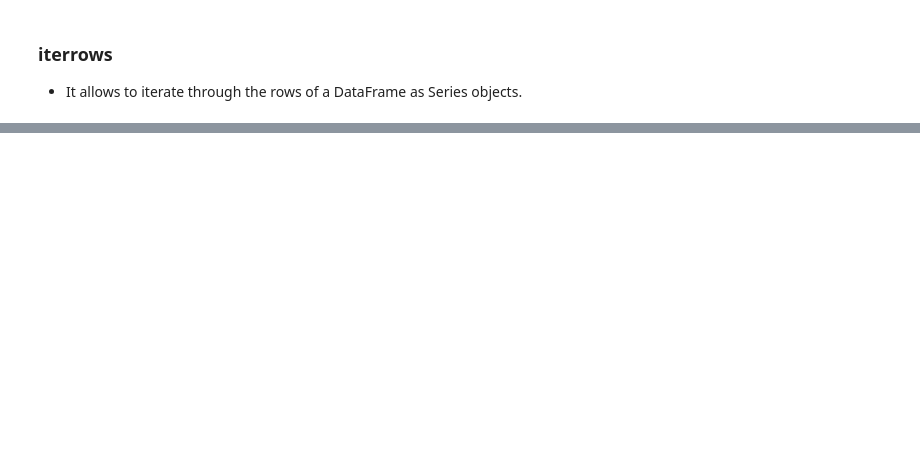
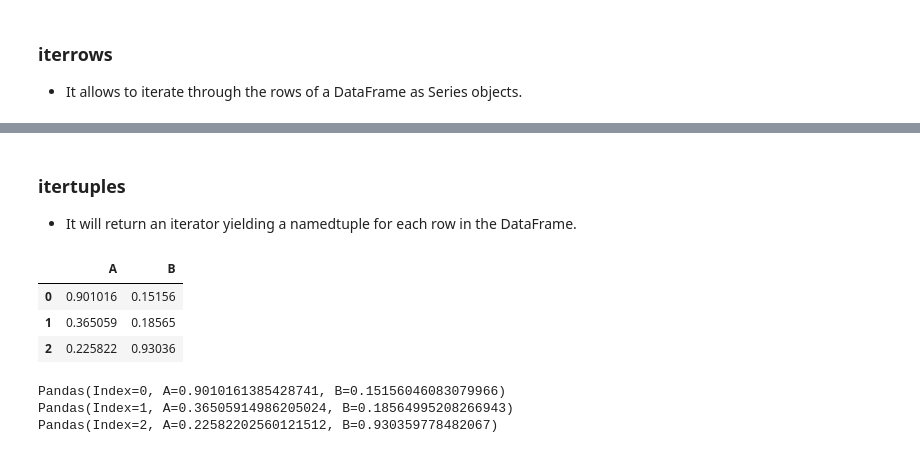
Before and after one commit to KumudithaSilva/pandas-data-science, a Jupyter notebook: Essential_Basis/essential_basis.ipynb, the cells around one changed output, grey strips where cells are left out. Saved outputs shown, nothing was run; the diff lists cells and outputs as text; code cells hidden in the pictures; blank space fills up the shorter version.

Commit message:
add itertuple

```diff
--- a/Essential_Basis/essential_basis.ipynb
+++ b/Essential_Basis/essential_basis.ipynb
@@ -509 +509,20 @@ Row C value: -1.511493094705536
 -----
+# %% [markdown]
+### itertuples
+
+- It will return an iterator yielding a namedtuple for each row in the DataFrame.
+# %%
+df_itertuple = pd.DataFrame(np.random.rand(3, 2), columns=["A", "B"])
+df_itertuple
+# %% [output]
+|  | A | B |
+| 0 | 0.901016 | 0.15156 |
+| 1 | 0.365059 | 0.18565 |
+| 2 | 0.225822 | 0.93036 |
+# %%
+for row in df_itertuple.itertuples():
+    print(row)
+# %% [output]
+Pandas(Index=0, A=0.9010161385428741, B=0.15156046083079966)
+Pandas(Index=1, A=0.36505914986205024, B=0.18564995208266943)
+Pandas(Index=2, A=0.22582202560121512, B=0.930359778482067)
```
Also changed, not shown: parts of 31 cells of this notebook.
